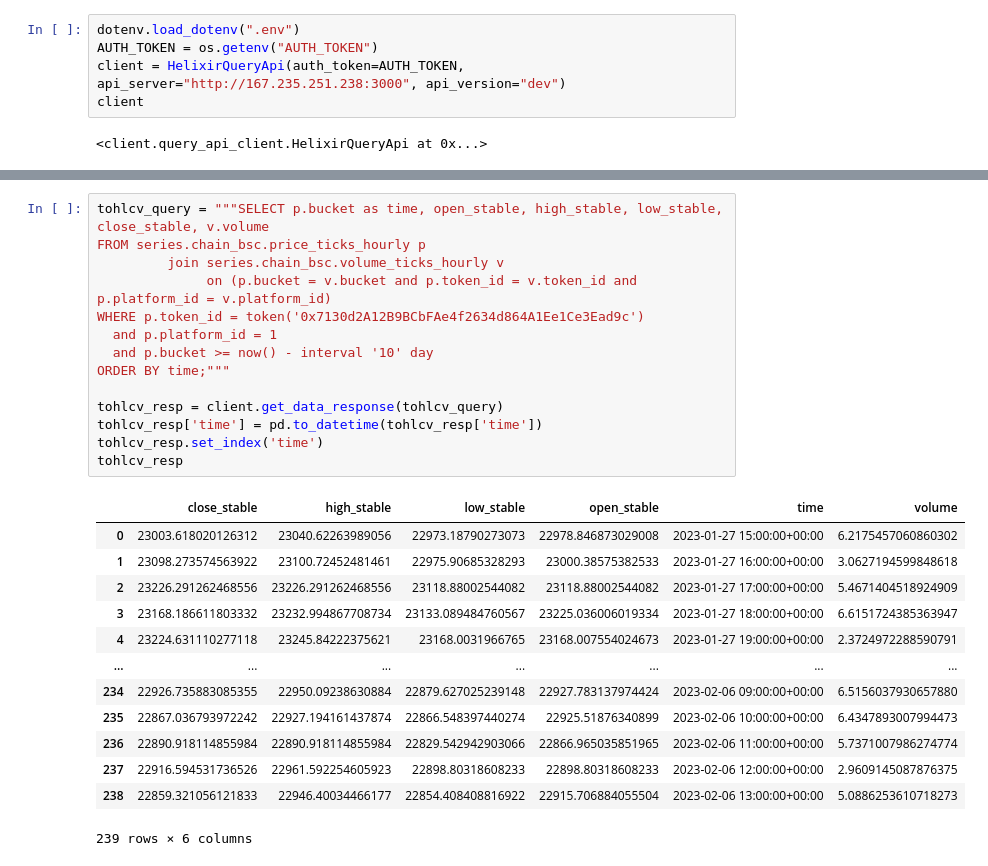
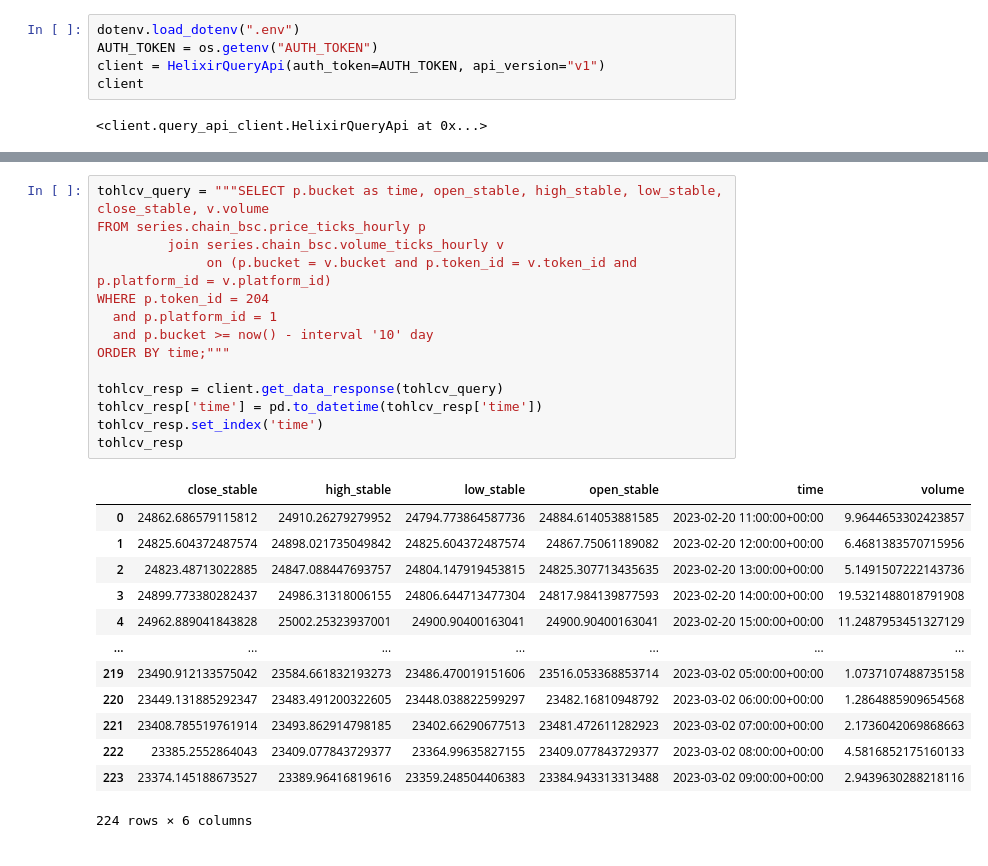
Before and after one commit to QuantNodeAI/quantnote-query-client, a Jupyter notebook: examples/sentiment_metrics.ipynb, the cells around one changed output, grey strips where cells are left out. Drawn from its saved outputs; the diff is of its cells as text.

```diff
--- a/examples/sentiment_metrics.ipynb
+++ b/examples/sentiment_metrics.ipynb
@@ -17,7 +17,7 @@ from client.query_api_client import HelixirQueryApi
 # %%
 dotenv.load_dotenv(".env")
 AUTH_TOKEN = os.getenv("AUTH_TOKEN")
-client = HelixirQueryApi(auth_token=AUTH_TOKEN, api_server="http://167.235.251.238:3000", api_version="dev")
+client = HelixirQueryApi(auth_token=AUTH_TOKEN, api_version="v1")
 client
 # %% [output]
 <client.query_api_client.HelixirQueryApi at 0x...>
@@ -255,29 +255,29 @@ fig.show("png")
 # %%
 tohlcv_query = """SELECT p.bucket as time, open_stable, high_stable, low_stable, close_stable, v.volume
 FROM series.chain_bsc.price_ticks_hourly p
          join series.chain_bsc.volume_ticks_hourly v
               on (p.bucket = v.bucket and p.token_id = v.token_id and p.platform_id = v.platform_id)
-WHERE p.token_id = token('0x7130d2A12B9BCbFAe4f2634d864A1Ee1Ce3Ead9c')
+WHERE p.token_id = 204
   and p.platform_id = 1
   and p.bucket >= now() - interval '10' day
 ORDER BY time;"""
 
 tohlcv_resp = client.get_data_response(tohlcv_query)
 tohlcv_resp['time'] = pd.to_datetime(tohlcv_resp['time'])
 tohlcv_resp.set_index('time')
 tohlcv_resp
 # %% [output]
 |  | close_stable | high_stable | low_stable | open_stable | time | volume |
-| 0 | 23003.618020126312 | 23040.62263989056 | 22973.18790273073 | 22978.846873029008 | 2023-01-27 15:00:00+00:00 | 6.2175457060860302 |
-| 1 | 23098.273574563922 | 23100.72452481461 | 22975.90685328293 | 23000.38575382533 | 2023-01-27 16:00:00+00:00 | 3.0627194599848618 |
-| 2 | 23226.291262468556 | 23226.291262468556 | 23118.88002544082 | 23118.88002544082 | 2023-01-27 17:00:00+00:00 | 5.4671404518924909 |
-| 3 | 23168.186611803332 | 23232.994867708734 | 23133.089484760567 | 23225.036006019334 | 2023-01-27 18:00:00+00:00 | 6.6151724385363947 |
-| 4 | 23224.631110277118 | 23245.84222375621 | 23168.0031966765 | 23168.007554024673 | 2023-01-27 19:00:00+00:00 | 2.3724972288590791 |
+| 0 | 24862.686579115812 | 24910.26279279952 | 24794.773864587736 | 24884.614053881585 | 2023-02-20 11:00:00+00:00 | 9.9644653302423857 |
+| 1 | 24825.604372487574 | 24898.021735049842 | 24825.604372487574 | 24867.75061189082 | 2023-02-20 12:00:00+00:00 | 6.4681383570715956 |
+| 2 | 24823.48713022885 | 24847.088447693757 | 24804.147919453815 | 24825.307713435635 | 2023-02-20 13:00:00+00:00 | 5.1491507222143736 |
+| 3 | 24899.773380282437 | 24986.31318006155 | 24806.644713477304 | 24817.984139877593 | 2023-02-20 14:00:00+00:00 | 19.5321488018791908 |
+| 4 | 24962.889041843828 | 25002.25323937001 | 24900.90400163041 | 24900.90400163041 | 2023-02-20 15:00:00+00:00 | 11.2487953451327129 |
 | ... | ... | ... | ... | ... | ... | ... |
-| 234 | 22926.735883085355 | 22950.09238630884 | 22879.627025239148 | 22927.783137974424 | 2023-02-06 09:00:00+00:00 | 6.5156037930657880 |
-| 235 | 22867.036793972242 | 22927.194161437874 | 22866.548397440274 | 22925.51876340899 | 2023-02-06 10:00:00+00:00 | 6.4347893007994473 |
-| 236 | 22890.918114855984 | 22890.918114855984 | 22829.542942903066 | 22866.965035851965 | 2023-02-06 11:00:00+00:00 | 5.7371007986274774 |
-| 237 | 22916.594531736526 | 22961.592254605923 | 22898.80318608233 | 22898.80318608233 | 2023-02-06 12:00:00+00:00 | 2.9609145087876375 |
-| 238 | 22859.321056121833 | 22946.40034466177 | 22854.408408816922 | 22915.706884055504 | 2023-02-06 13:00:00+00:00 | 5.0886253610718273 |
+| 219 | 23490.912133575042 | 23584.661832193273 | 23486.470019151606 | 23516.053368853714 | 2023-03-02 05:00:00+00:00 | 1.0737107488735158 |
+| 220 | 23449.131885292347 | 23483.491200322605 | 23448.038822599297 | 23482.16810948792 | 2023-03-02 06:00:00+00:00 | 1.2864885909654568 |
+| 221 | 23408.785519761914 | 23493.862914798185 | 23402.66290677513 | 23481.472611282923 | 2023-03-02 07:00:00+00:00 | 2.1736042069868663 |
+| 222 | 23385.2552864043 | 23409.077843729377 | 23364.99635827155 | 23409.077843729377 | 2023-03-02 08:00:00+00:00 | 4.5816852175160133 |
+| 223 | 23374.145188673527 | 23389.96416819616 | 23359.248504406383 | 23384.943313313488 | 2023-03-02 09:00:00+00:00 | 2.9439630288218116 |
-239 rows × 6 columns
+224 rows × 6 columns
 # %%
```
Also changed, not shown: parts of 8 cells of this notebook, 9 other files.
